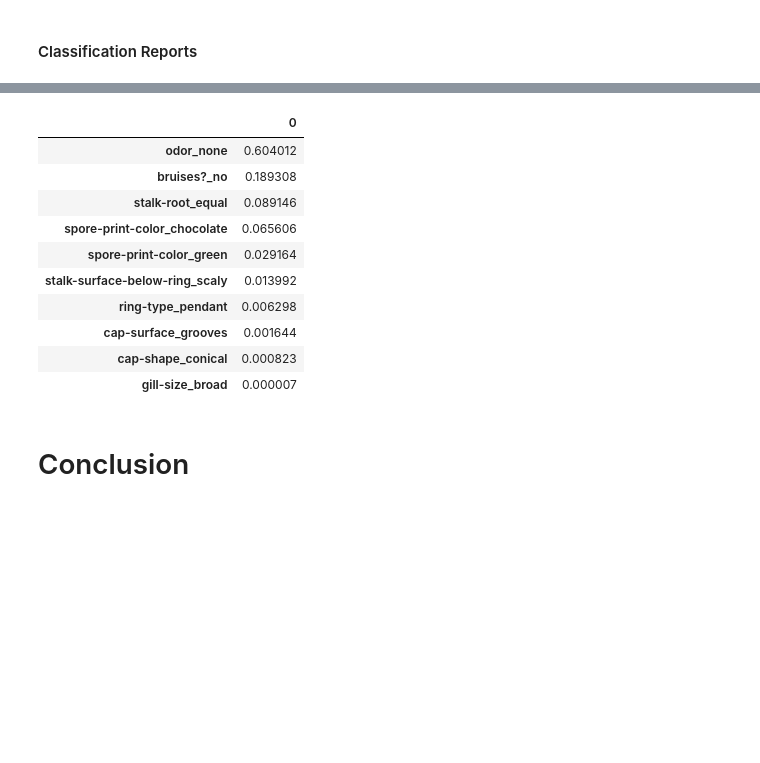
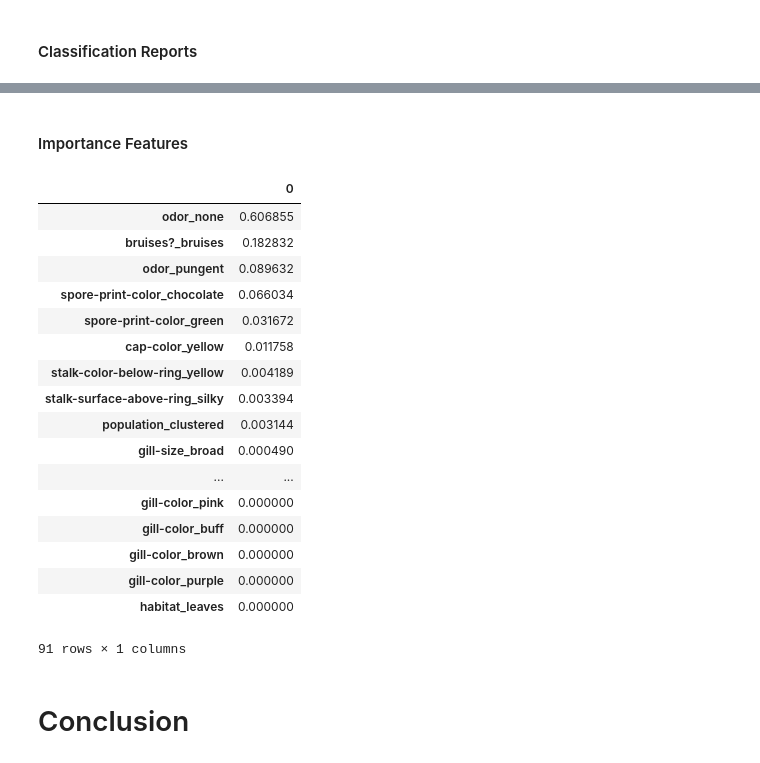
Before and after one commit to ThembaMbulwana/Decision-Tree-Model, a Jupyter notebook: Decision Tree Model.ipynb, the cells around one changed output, grey strips where cells are left out. Saved outputs shown, nothing was run; the diff lists cells and outputs as text; code cells hidden in the pictures; blank space fills up the shorter version.

```diff
--- a/Decision Tree Model.ipynb
+++ b/Decision Tree Model.ipynb
@@ -206,0 +242,18 @@ y_transformed = pd.get_dummies(y,drop_first=True)
+# %%
+# Splitting the data into training and testing data
+X_train, X_test, y_train, y_test = train_test_split(dataset[features], dataset[y], test_size=0.3, random_state=50)
+# %%
+# Encode categorical features
+encoder = OneHotCategoricalEncoder(
+    top_categories=None,
+    variables=list(dataset.columns)[1:],
+    drop_last=True)
+# %%
+# Encoding
+encoder.fit(X_train)
+
+y_transformed = pd.get_dummies(dataset[y],drop_first=True)
+X_train = encoder.transform(X_train)
+X_test = encoder.transform(X_test)
+
+X_train.head()
@@ -220,6 +278,3 @@ X_transformed
-# %%
-# Splitting the data into training and testing data
-X_train, X_test, y_train, y_test = train_test_split(X_transformed, y_transformed, test_size=0.4, random_state=50)
 # %% [markdown]
 # BUILDING A DECISION TREE MODEL
 # %% [markdown]
@@ -276,22 +329,31 @@ weighted avg       1.00      1.00      1.00      3250
+# %% [markdown]
+#### Importance Features
 # %%
 importances = model.feature_importances_
 
-im = pd.DataFrame(importances, index =x_.columns)
+im = pd.DataFrame(importances, index = X_train.columns)
 
 # Top 10 important features in making a prediction
-im.sort_values(by=[0],ascending=False ).head(10)
+im.sort_values(by=[0],ascending=False)
 # %% [output]
 |  | 0 |
-| odor_none | 0.604012 |
-| bruises?_no | 0.189308 |
-| stalk-root_equal | 0.089146 |
-| spore-print-color_chocolate | 0.065606 |
-| spore-print-color_green | 0.029164 |
-| stalk-surface-below-ring_scaly | 0.013992 |
-| ring-type_pendant | 0.006298 |
-| cap-surface_grooves | 0.001644 |
-| cap-shape_conical | 0.000823 |
-| gill-size_broad | 0.000007 |
+| odor_none | 0.606855 |
+| bruises?_bruises | 0.182832 |
+| odor_pungent | 0.089632 |
+| spore-print-color_chocolate | 0.066034 |
+| spore-print-color_green | 0.031672 |
+| cap-color_yellow | 0.011758 |
+| stalk-color-below-ring_yellow | 0.004189 |
+| stalk-surface-above-ring_silky | 0.003394 |
+| population_clustered | 0.003144 |
+| gill-size_broad | 0.000490 |
+| ... | ... |
+| gill-color_pink | 0.000000 |
+| gill-color_buff | 0.000000 |
+| gill-color_brown | 0.000000 |
+| gill-color_purple | 0.000000 |
+| habitat_leaves | 0.000000 |
+91 rows × 1 columns
 # %% [markdown]
 # Conclusion
 # %% [markdown]
```
Also changed, not shown: parts of 25 cells of this notebook.
